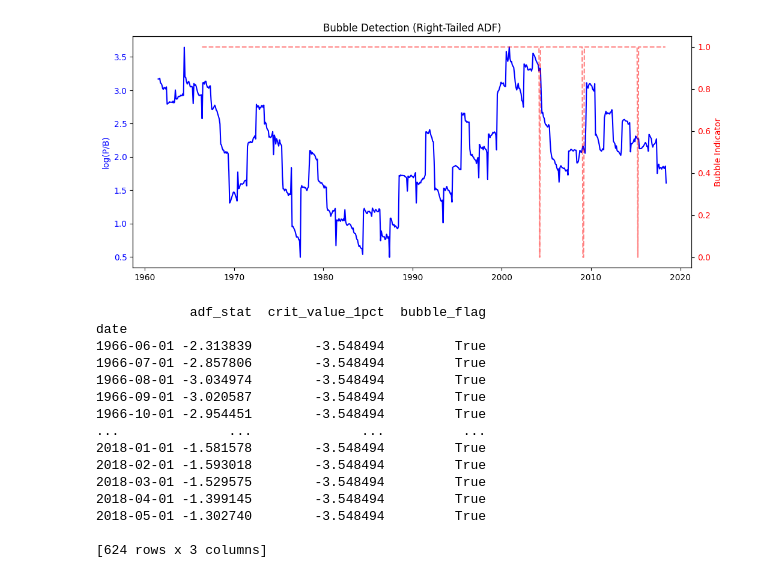
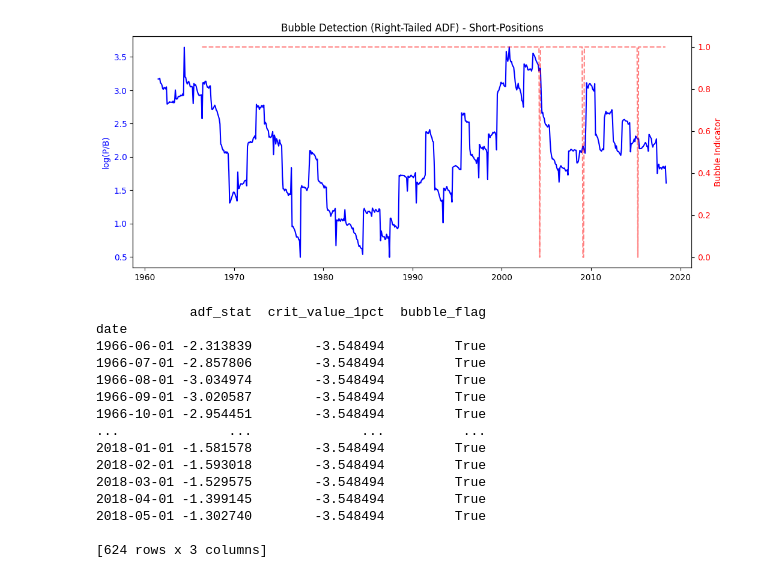
Before and after one commit to justusschenk/valueinvesting, a Jupyter notebook: Market Structure Transformation.ipynb, the cells around one changed output. Saved outputs shown, nothing was run; the diff lists cells and outputs as text; code cells hidden in the pictures.

```diff
--- a/Market Structure Transformation.ipynb
+++ b/Market Structure Transformation.ipynb
@@ -96,14 +58,0 @@ Notes:
-# %%
-from statsmodels.tsa.api import VAR
-
-var_df = df[['returns', 'vw_hhi', 'etf_share']]
-var_model = VAR(var_df).fit(maxlags=4, ic='aic')
-var_model.summary()
-
-Y = df['returns']
-X = df[['vw_hhi', 'etf_share']]
-X_sm = sm.add_constant(X)
-
-model = sm.OLS(Y, X_sm)
-results = model.fit(cov_type="HC3")
-print(results.summary())
@@ -182,35 +127,35 @@ pb_short_df = pd.DataFrame(pb_short_cleaned)
 pb_short_df.set_index('date', inplace=True)
 pb_short_df.index = pb_short_df.index.to_timestamp()
 
 log_pb = np.log(pb_short_df["pb_short"]).dropna()
 
 
 
 bubble_results = rolling_adf_test(log_pb, min_window=60)
 
 # === Plot ===
-def plot_bubble_detection(bubble_results, series, title='Bubble Detection (Right-Tailed ADF)'):
+def plot_bubble_detection(bubble_results, series, title='Bubble Detection (Right-Tailed ADF) - Short-Positions'):
     fig, ax1 = plt.subplots(figsize=(12, 5))
 
     ax1.plot(series.index, series, label='Valuation Ratio', color='blue')
     ax1.set_ylabel('log(P/B)', color='blue')
     ax1.tick_params(axis='y', labelcolor='blue')
 
     # Add bubble regions
     ax2 = ax1.twinx()
     ax2.plot(bubble_results.index, bubble_results['bubble_flag'].astype(int),
              color='red', label='Bubble Indicator', linestyle='--', alpha=0.5)
     ax2.set_ylabel('Bubble Indicator', color='red')
     ax2.tick_params(axis='y', labelcolor='red')
 
     plt.title(title)
     plt.show()
 
 # === To run ===
 plot_bubble_detection(bubble_results, log_pb)
 print(bubble_results)
 # %% [output]
-[figure, old version]
+[figure, new version]
             adf_stat  crit_value_1pct  bubble_flag
 date
 1966-06-01 -2.313839        -3.548494         True
```
Also changed, not shown: parts of 42 cells of this notebook, 21 other files.
